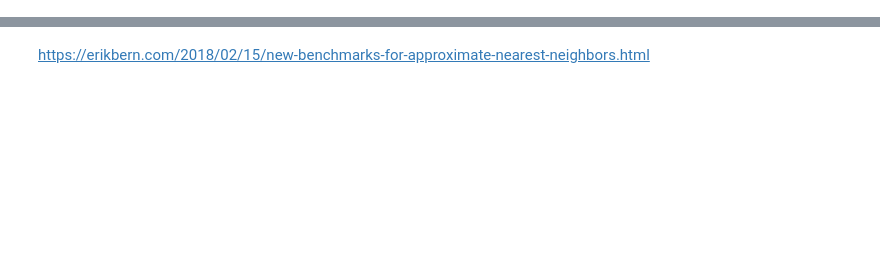
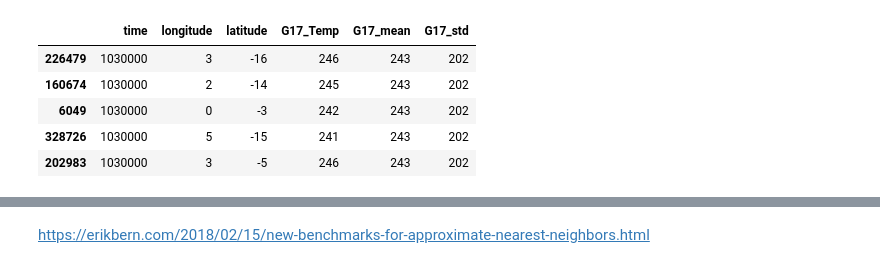
Before and after one commit to adomakor412/GOEScode, a Jupyter notebook: MachineLearning.ipynb, the cells around one changed output, grey strips where cells are left out. Cells and saved outputs as stored; diff of their text form; code cells hidden in the pictures; blank space fills up the shorter version.

```diff
--- a/MachineLearning.ipynb
+++ b/MachineLearning.ipynb
@@ -63,11 +59,11 @@ extent_pc = [-109.59326, -102.40674, 8.94659, -8.94656]
 with open('logML', 'a') as log:
     for (bb,dd) in list(itertools.product([8],[5])):#Let's start with one day
         DD = str(98+dd).zfill(3)
-        lookup = f'M6C08_G17_s2019{DD}'
-        ncFiles = [f for f in os.listdir(ncPath) if re.search(lookup,f)].sort()
-        npFiles = [f for f in os.listdir( PATH ) if re.search(lookup,f)].sort()
-
-
+        lookup = f'M6C08_G17_s2019{DD}0000'
+        ncFiles = [f for f in os.listdir(ncPath) if re.search(lookup,f)]
+        #ncFiles = mySort(ncFiles)
+        npFiles = [f for f in os.listdir( PATH ) if re.search(lookup,f)]
+        #ncFiles = mySort(ncFiles)
 
         for ncf, npf in zip(ncFiles,npFiles):
             try:
@@ -125,4 +167,13 @@ OR_ABI-L1b-RadF-M6C08_G17_s20191030640339_e20191030649405_c20191030649442.nc
 # %%
 dfSample = df.dropna().sample(n=1000)
-X = dfSample.drop(["target_G16_Temp"],axis=1)
-y = dfSample["target_G16_Temp"]
+X = dfSample.drop(["target_G16_Temp"],axis=1).astype('int')
+y = dfSample.drop(columns[:-1],axis=1).astype('int')
+# %%
+X.head()
+# %% [output]
+|  | time | longitude | latitude | G17_Temp | G17_mean | G17_std |
+| 226479 | 1030000 | 3 | -16 | 246 | 243 | 202 |
+| 160674 | 1030000 | 2 | -14 | 245 | 243 | 202 |
+| 6049 | 1030000 | 0 | -3 | 242 | 243 | 202 |
+| 328726 | 1030000 | 5 | -15 | 241 | 243 | 202 |
+| 202983 | 1030000 | 3 | -5 | 246 | 243 | 202 |
```
Also changed, not shown: parts of 10 cells of this notebook, 1 other file.
